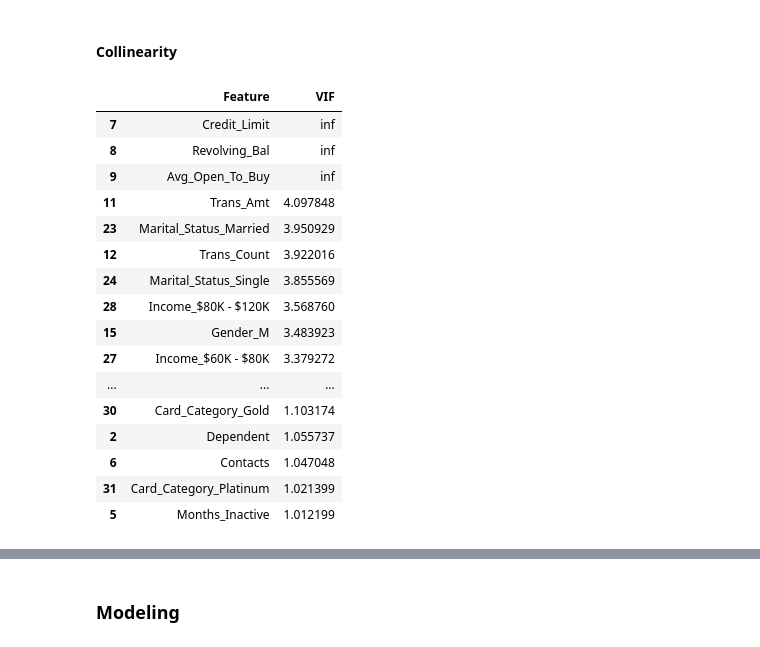
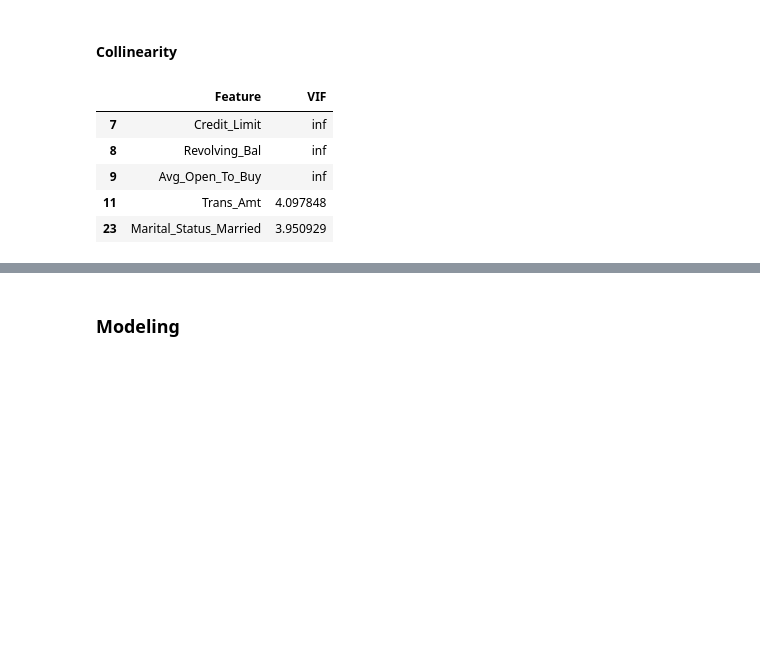
Before and after one commit to Austin1340/Portfolio, a Jupyter notebook: Credit_Card_Customer_Churn.ipynb, the cells around one changed output, grey strips where cells are left out. Drawn from its saved outputs; the diff is of its cells as text; code cells hidden in the pictures; blank space fills up the shorter version.

```diff
--- a/Credit_Card_Customer_Churn.ipynb
+++ b/Credit_Card_Customer_Churn.ipynb
@@ -606,25 +606,14 @@ def VIF(data, variables):
 # %%
 features = df2.drop('Attrition', axis = 1).columns.to_list()
 # %%
-VIF(df2, features).sort_values('VIF', ascending = False)
+VIF(df2, features).sort_values('VIF', ascending = False).head()
 # %% [output]
 |  | Feature | VIF |
 | 7 | Credit_Limit | inf |
 | 8 | Revolving_Bal | inf |
 | 9 | Avg_Open_To_Buy | inf |
 | 11 | Trans_Amt | 4.097848 |
 | 23 | Marital_Status_Married | 3.950929 |
-| 12 | Trans_Count | 3.922016 |
-| 24 | Marital_Status_Single | 3.855569 |
-| 28 | Income_$80K - $120K | 3.568760 |
-| 15 | Gender_M | 3.483923 |
-| 27 | Income_$60K - $80K | 3.379272 |
-| ... | ... | ... |
-| 30 | Card_Category_Gold | 1.103174 |
-| 2 | Dependent | 1.055737 |
-| 6 | Contacts | 1.047048 |
-| 31 | Card_Category_Platinum | 1.021399 |
-| 5 | Months_Inactive | 1.012199 |
 # %%
 df2.drop('Avg_Open_To_Buy', axis = 1, inplace = True)
 num_feat.remove('Avg_Open_To_Buy')
```
Also changed, not shown: parts of 7 cells of this notebook.
